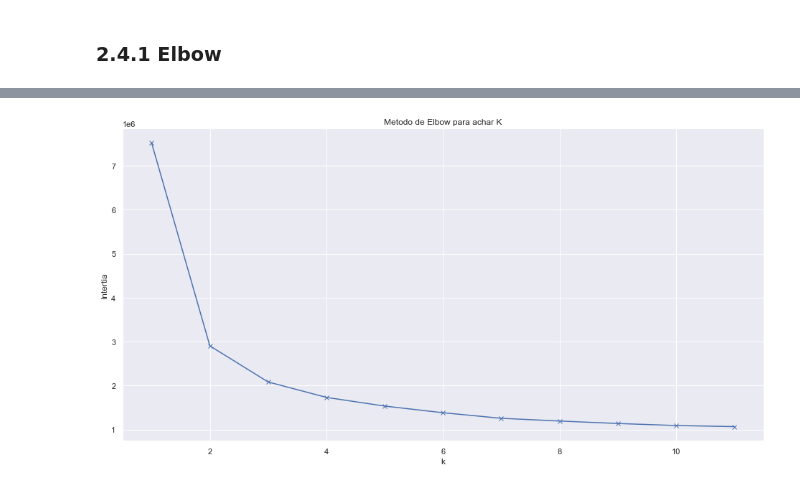
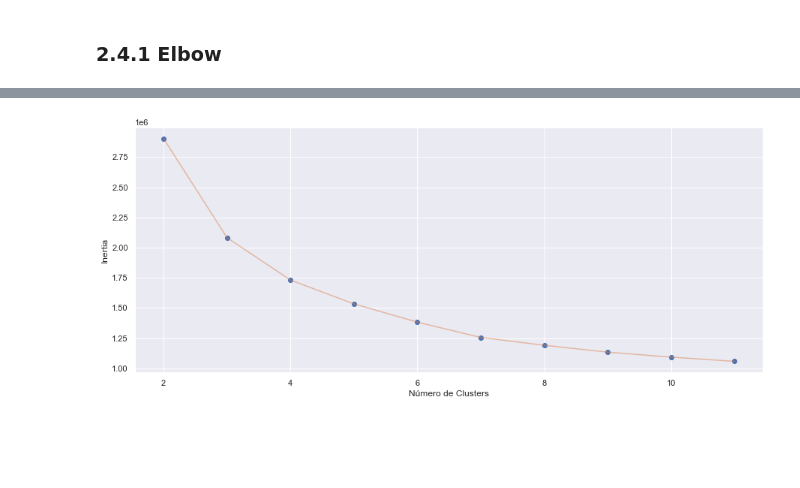
Before and after one commit to Herikc2/Brazilian-E-Commerce-Olist, a Jupyter notebook: docs/02_Clustering_Analysis.ipynb, the cells around one changed output, grey strips where cells are left out. Drawn from its saved outputs; the diff is of its cells as text; code cells hidden in the pictures; blank space fills up the shorter version.

Commit message:
Finishing cluster analysis

```diff
--- a/docs/02_Clustering_Analysis.ipynb
+++ b/docs/02_Clustering_Analysis.ipynb
@@ -543,9 +573,23 @@ Analisando a metrica de Elbow é verificado que o numero ideal para K seria 6. P
 # %%
-plt.figure(figsize=(16,8))
-plt.plot(k_range, intertia, 'bx-')
-plt.xlabel('k')
-plt.ylabel('Intertia')
-plt.title('Metodo de Elbow para achar K')
+# Lista de valores de Inertia (Inertia e WCSS são a mesma coisa)
+inertia = []
+
+# Loop para testar os valores de K
+for n in range(2 , 12):
+    modelo = (KMeans(n_clusters = n,
+                     init = 'k-means++',
+                     n_init = 10,
+                     max_iter = 300,
+                     tol = 0.0001,
+                     random_state = seed_))
+    modelo.fit(dtGeneralOrdersFinal)
+    inertia.append(modelo.inertia_)
+
+# Plot
+plt.figure(1 , figsize = (15 ,6))
+plt.plot(np.arange(2 , 12) , inertia , 'o')
+plt.plot(np.arange(2 , 12) , inertia , '-' , alpha = 0.5)
+plt.xlabel('Número de Clusters') , plt.ylabel('Inertia')
 plt.show()
 # %% [output]
-[figure, old version]
+[figure, new version]
```
Also changed, not shown: parts of 64 cells of this notebook, 1 other file.
